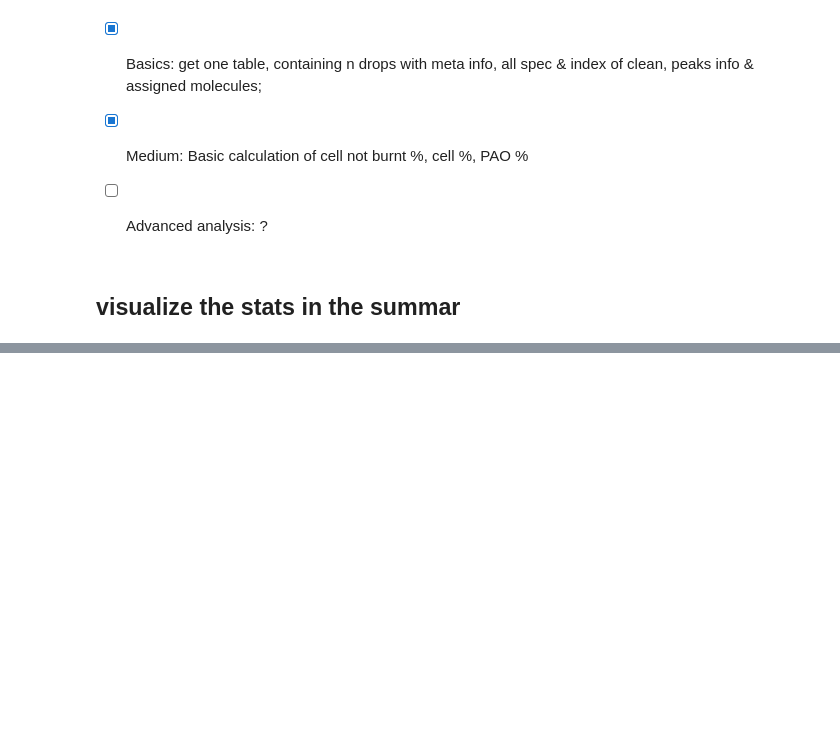
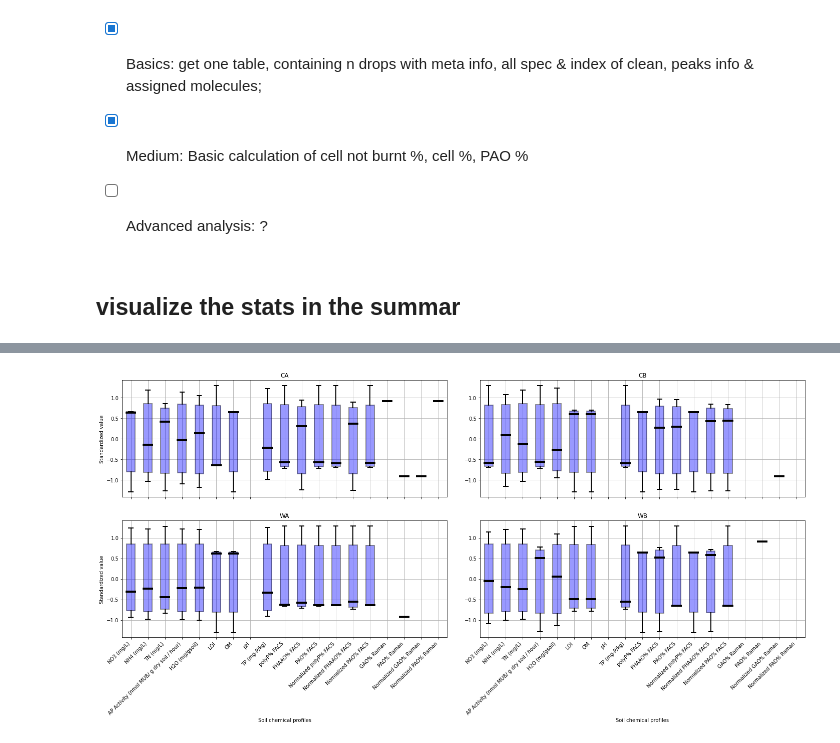
Before and after one commit to ZJLEOWANG3/PyMARBLE, a Jupyter notebook: example/Basic_Workflow.ipynb, the cells around one changed output, grey strips where cells are left out. Saved outputs shown, nothing was run; the diff lists cells and outputs as text; code cells hidden in the pictures; blank space fills up the shorter version.

```diff
--- a/example/Basic_Workflow.ipynb
+++ b/example/Basic_Workflow.ipynb
@@ -111,0 +316,33 @@ fig.savefig(pathout,bbox_inches='tight')
+# %%
+# Group the dataframe by "Sample name"
+grouped = metadf.groupby(by="Sample name")
+
+# Create a figure with subplots for each group
+ncols=2
+nrows=math.ceil(len(grouped)//ncols)
+fig, axes = plt.subplots(nrows=nrows, ncols=ncols, figsize=(10 * nrows,5*ncols))
+
+col_iter = 5
+# Loop over the groups and create a boxplot for each one
+for i, (group_name, group_df) in enumerate(grouped):
+    ax = group_df.iloc[:,col_iter:].transform(lambda x: (x - x.mean())/x.std()).boxplot(ax=axes[i//ncols, i%ncols],
+                                        boxprops={"facecolor":"b","alpha":0.4,"linewidth":2},
+                                        whiskerprops={"linewidth":2},
+                                        capprops={"linewidth":2},
+                                        medianprops={"linewidth":4,"color":"k"},
+                                        patch_artist=True)
+    ax.set_title(group_name)
+    if i %ncols == 0:
+        ax.set_ylabel('Standardized value')
+    if i//ncols == nrows-1:
+        ax.set_xlabel('Soil chemical profiles')
+        # set x-label rotation and horizontal alignment
+        labels = ax.get_xticklabels()
+        plt.setp(labels, rotation=45, ha='right')
+    else:
+        ax.set_xticklabels([])
+# Adjust the layout and spacing of the subplots
+fig.tight_layout()
+plt.subplots_adjust(hspace=0.2)
+# %% [output]
+[figure, added]
```
Also changed, not shown: parts of 16 cells of this notebook, 7 other files.
